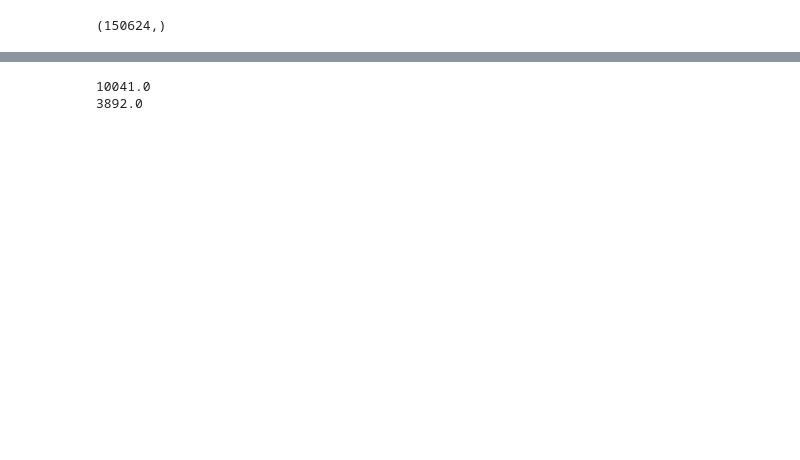
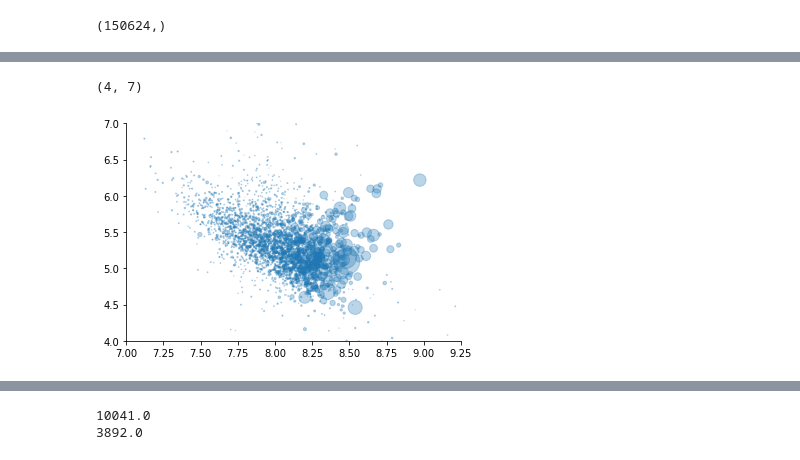
Before and after one commit to mwaugh0328/data_bootcamp_spring_2018, a Jupyter notebook: final_project/geo_bcycles_explore.ipynb, the cells around one changed output, grey strips where cells are left out. Cells and saved outputs as stored; diff of their text form; code cells hidden in the pictures; blank space fills up the shorter version.

```diff
--- a/final_project/geo_bcycles_explore.ipynb
+++ b/final_project/geo_bcycles_explore.ipynb
@@ -263,0 +268,31 @@ combo.head()
+# %%
+def time_diff(df):
+
+    data = [100*(np.log(df["IncomePC"].iloc[-1]) - np.log(df["IncomePC"].iloc[0]))/df.shape[0],
+            100*(np.log(df["Population"].iloc[-1]) - np.log(df["Population"].iloc[0]))/df.shape[0],
+            np.log(df["IncomePC"].iloc[0]) , df["Population"].iloc[0] ]
+    data = pd.DataFrame(data).T
+
+    data.columns = ["income_growth", "population_growth", "income_level", "population_level"]
+
+    return data
+# %%
+grp = combo.groupby("GeoFips")
+
+grp.get_group("01001")
+
+test = grp.apply(time_diff)
+# %%
+fig, ax = plt.subplots()
+
+ax.scatter(test.income_level, test.income_growth, alpha = 0.30,
+           s = 0.0001*test.population_level )
+
+ax.spines["right"].set_visible(False)
+ax.spines["top"].set_visible(False)
+
+ax.set_xlim(7,9.25)
+ax.set_ylim(4,7)
+# %% [output]
+(4, 7)
+[figure, added]
```
Also changed, not shown: parts of 25 cells of this notebook, 1 other file.
